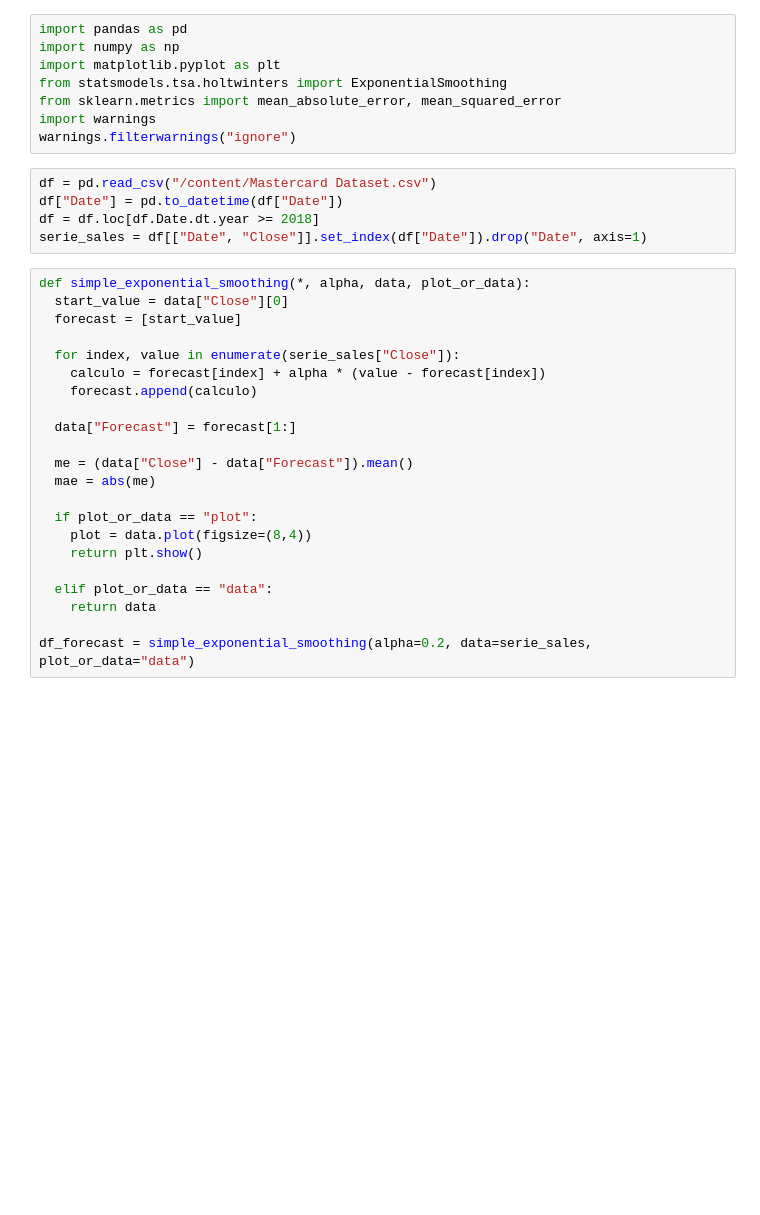
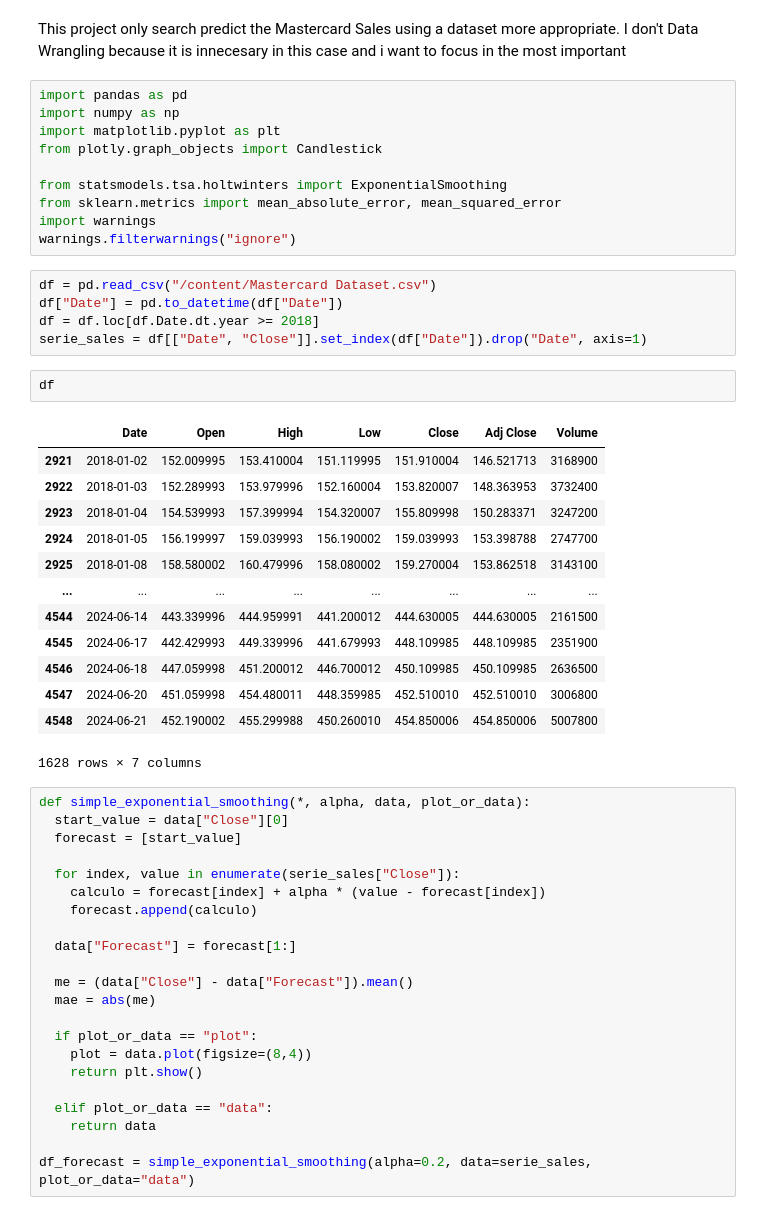
Before and after one commit to MatiasSiles/MastercardSalesOptimization, a Jupyter notebook: Forecasting.ipynb, the cells around one changed output. Drawn from its saved outputs; the diff is of its cells as text; blank space fills up the shorter version.

```diff
--- a/Forecasting.ipynb
+++ b/Forecasting.ipynb
@@ -1,9 +1,13 @@
 # %% [markdown]
 <a href="https://colab.research.google.com/github/MatiasSiles/MastercardSalesOptimization/blob/main/Forecasting.ipynb" target="_parent"><img src="https://colab.research.google.com/assets/colab-badge.svg" alt="Open In Colab"/></a>
+# %% [markdown]
+This project only search predict the Mastercard Sales using a dataset more appropriate. I don't Data Wrangling because it is innecesary in this case and i want to focus in the most important
 # %%
 import pandas as pd
 import numpy as np
 import matplotlib.pyplot as plt
+from plotly.graph_objects import Candlestick
+
 from statsmodels.tsa.holtwinters import ExponentialSmoothing
 from sklearn.metrics import mean_absolute_error, mean_squared_error
 import warnings
@@ -13,6 +17,22 @@ df = pd.read_csv("/content/Mastercard Dataset.csv")
 df["Date"] = pd.to_datetime(df["Date"])
 df = df.loc[df.Date.dt.year >= 2018]
 serie_sales = df[["Date", "Close"]].set_index(df["Date"]).drop("Date", axis=1)
+# %%
+df
+# %% [output]
+|  | Date | Open | High | Low | Close | Adj Close | Volume |
+| 2921 | 2018-01-02 | 152.009995 | 153.410004 | 151.119995 | 151.910004 | 146.521713 | 3168900 |
+| 2922 | 2018-01-03 | 152.289993 | 153.979996 | 152.160004 | 153.820007 | 148.363953 | 3732400 |
+| 2923 | 2018-01-04 | 154.539993 | 157.399994 | 154.320007 | 155.809998 | 150.283371 | 3247200 |
+| 2924 | 2018-01-05 | 156.199997 | 159.039993 | 156.190002 | 159.039993 | 153.398788 | 2747700 |
+| 2925 | 2018-01-08 | 158.580002 | 160.479996 | 158.080002 | 159.270004 | 153.862518 | 3143100 |
+| ... | ... | ... | ... | ... | ... | ... | ... |
+| 4544 | 2024-06-14 | 443.339996 | 444.959991 | 441.200012 | 444.630005 | 444.630005 | 2161500 |
+| 4545 | 2024-06-17 | 442.429993 | 449.339996 | 441.679993 | 448.109985 | 448.109985 | 2351900 |
+| 4546 | 2024-06-18 | 447.059998 | 451.200012 | 446.700012 | 450.109985 | 450.109985 | 2636500 |
+| 4547 | 2024-06-20 | 451.059998 | 454.480011 | 448.359985 | 452.510010 | 452.510010 | 3006800 |
+| 4548 | 2024-06-21 | 452.190002 | 455.299988 | 450.260010 | 454.850006 | 454.850006 | 5007800 |
+1628 rows × 7 columns
 # %%
 def simple_exponential_smoothing(*, alpha, data, plot_or_data):
   start_value = data["Close"][0]
```
Also changed, not shown: parts of 3 cells of this notebook.
